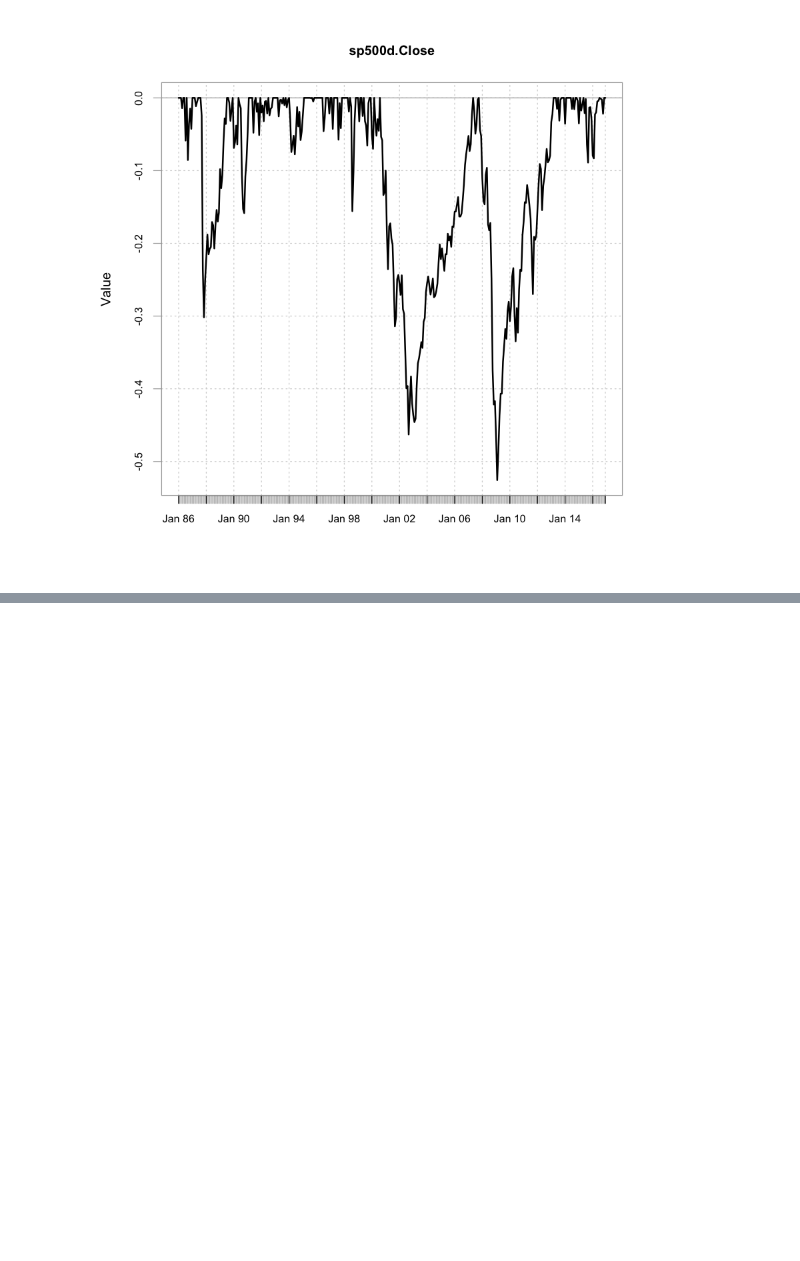
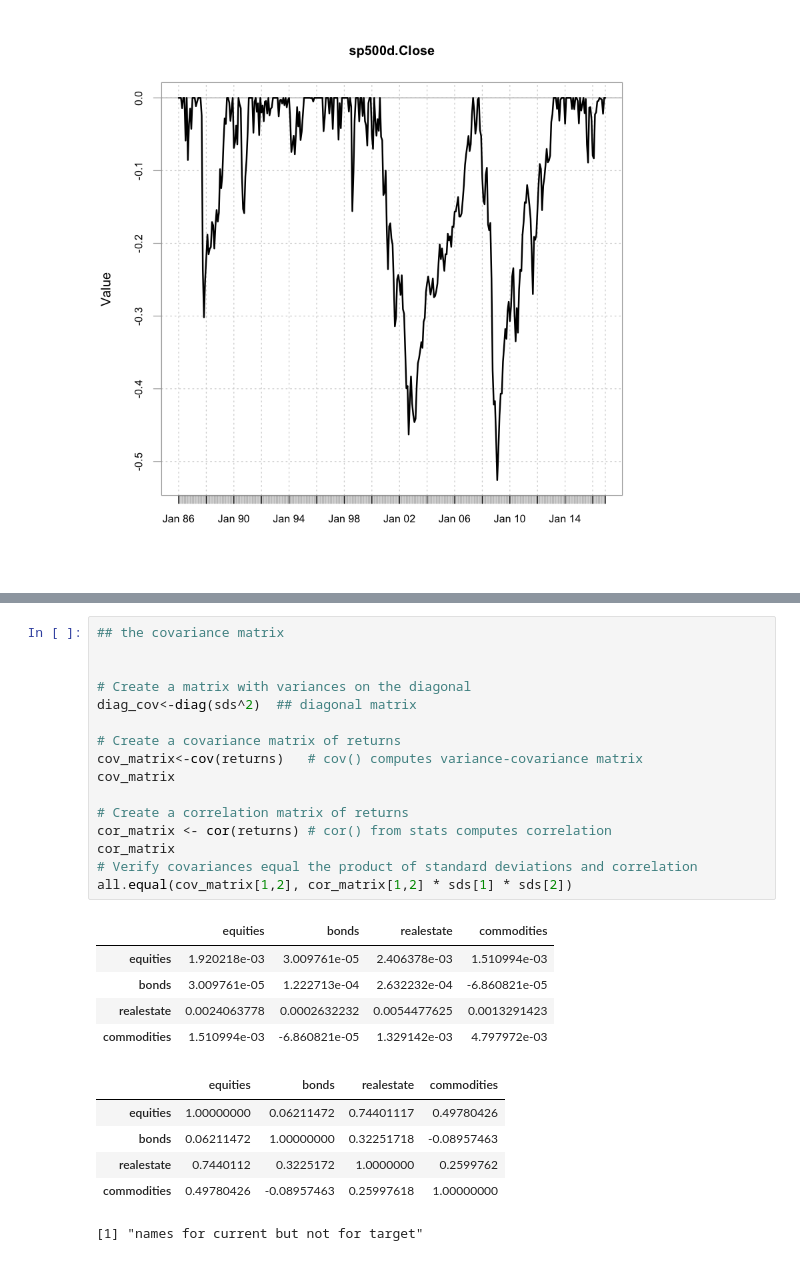
Before and after one commit to slzdevsnp/learn, a Jupyter notebook: fin_intro_portfolio_analysis/portfolio_analysis_part1.ipynb, the cells around one changed output, grey strips where cells are left out. Cells and saved outputs as stored; diff of their text form; blank space fills up the shorter version.

```diff
--- a/fin_intro_portfolio_analysis/portfolio_analysis_part1.ipynb
+++ b/fin_intro_portfolio_analysis/portfolio_analysis_part1.ipynb
@@ -475,0 +593,28 @@ Jun 1986  0.014109521
+# %%
+## the covariance matrix
+
+
+# Create a matrix with variances on the diagonal
+diag_cov<-diag(sds^2)  ## diagonal matrix
+
+# Create a covariance matrix of returns
+cov_matrix<-cov(returns)   # cov() computes variance-covariance matrix
+cov_matrix
+
+# Create a correlation matrix of returns
+cor_matrix <- cor(returns) # cor() from stats computes correlation
+cor_matrix
+# Verify covariances equal the product of standard deviations and correlation
+all.equal(cov_matrix[1,2], cor_matrix[1,2] * sds[1] * sds[2])
+# %% [output]
+|  | equities | bonds | realestate | commodities |
+| equities | 1.920218e-03 | 3.009761e-05 | 2.406378e-03 | 1.510994e-03 |
+| bonds | 3.009761e-05 | 1.222713e-04 | 2.632232e-04 | -6.860821e-05 |
+| realestate | 0.0024063778 | 0.0002632232 | 0.0054477625 | 0.0013291423 |
+| commodities | 1.510994e-03 | -6.860821e-05 | 1.329142e-03 | 4.797972e-03 |
+|  | equities | bonds | realestate | commodities |
+| equities | 1.00000000 | 0.06211472 | 0.74401117 | 0.49780426 |
+| bonds | 0.06211472 | 1.00000000 | 0.32251718 | -0.08957463 |
+| realestate | 0.7440112 | 0.3225172 | 1.0000000 | 0.2599762 |
+| commodities | 0.49780426 | -0.08957463 | 0.25997618 | 1.00000000 |
+[1] "names for current but not for target"
```
Also changed, not shown: parts of 11 cells of this notebook, 1 other file.
